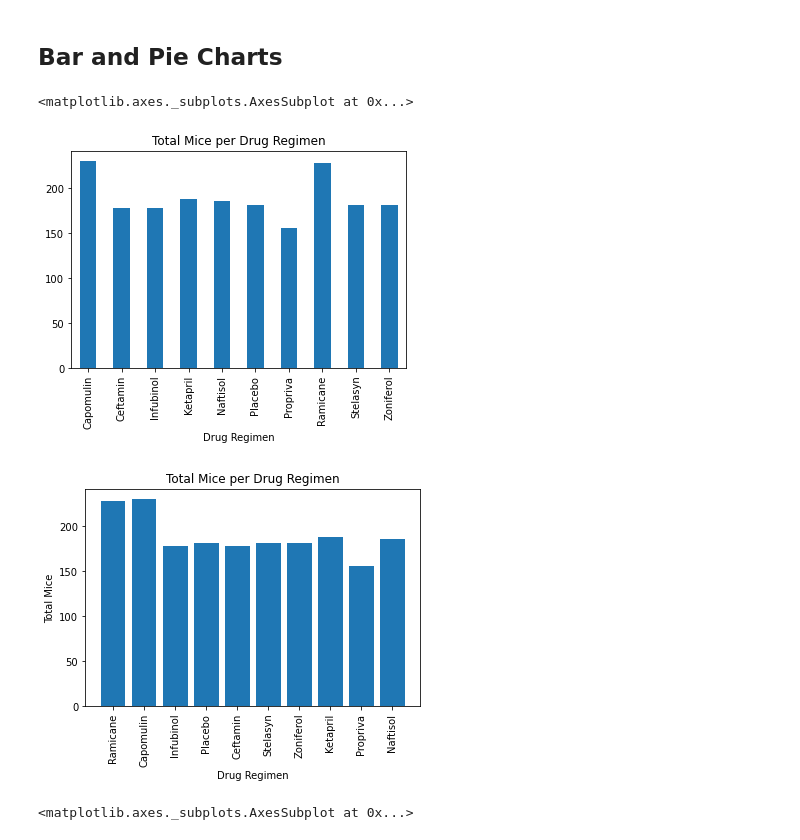
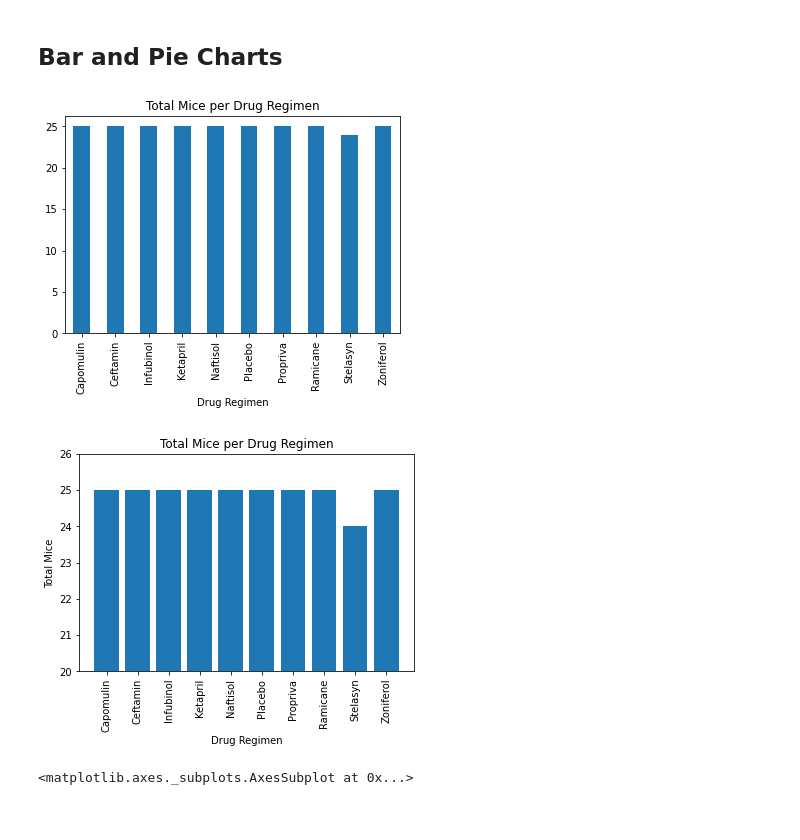
Before and after one commit to ConnorHz/PharmaceuticalAnalysisPlots, a Jupyter notebook: PharmaAnalysis.ipynb, the cells around one changed output. Saved outputs shown, nothing was run; the diff lists cells and outputs as text; code cells hidden in the pictures.

```diff
--- a/PharmaAnalysis.ipynb
+++ b/PharmaAnalysis.ipynb
@@ -136,22 +136,24 @@ s_tumor_volume.agg(['mean', 'median', ('mode', lambda x:x.value_counts().index[0
 ## Bar and Pie Charts
 # %%
 # Generate a bar plot showing the total number of unique mice tested on each drug regimen using pandas.
-df_gb_study_results_regimen['Mouse ID'].count().plot(kind='bar', title='Total Mice per Drug Regimen')
+df_gb_study_results_regimen['Mouse ID'].nunique().plot(kind='bar', title='Total Mice per Drug Regimen')
+plt.show()
 # %% [output]
-<matplotlib.axes._subplots.AxesSubplot at 0x...>
-[figure, old version]
+[figure, new version]
 # %%
 # Generate a bar plot showing the total number of unique mice tested on each drug regimen using pyplot.
-drugs = [x for x in df_c_mouse_study_results['Drug Regimen'].drop_duplicates()]
-total_mice = [df_c_mouse_study_results.loc[df_c_mouse_study_results['Drug Regimen'] == x]["Mouse ID"].count() for x in drugs]
+df_total_mice = df_gb_study_results_regimen['Mouse ID'].nunique().to_frame().reset_index()
+drugs = [x for x in df_total_mice['Drug Regimen']]
+total_mice = [x for x in df_total_mice['Mouse ID']]
 plt.bar(drugs, total_mice)
 plt.title('Total Mice per Drug Regimen')
 plt.xlabel('Drug Regimen')
 plt.ylabel('Total Mice')
 plt.xticks(rotation='vertical')
+plt.ylim(20, 26)
 plt.show()
 # %% [output]
-[figure, old version]
+[figure, new version]
 # %%
 # Generate a pie plot showing the distribution of female versus male mice using pandas
 df_c_mouse_study_results['Sex'].value_counts().plot(kind='pie')
```
Also changed, not shown: parts of 2 cells of this notebook.
